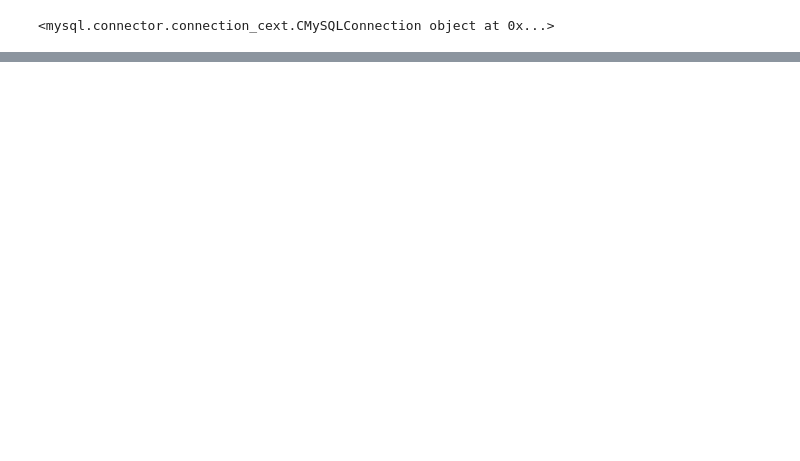
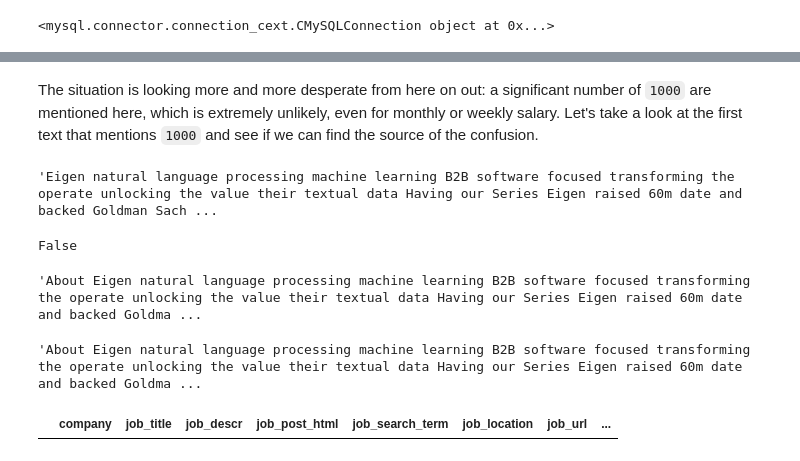
Before and after one commit to Ioana-P/MLEng_vs_DScientist_analysis, a Jupyter notebook: 4b. Data_preprocessing.ipynb, the cells around one changed output, grey strips where cells are left out. Saved outputs shown, nothing was run; the diff lists cells and outputs as text; code cells hidden in the pictures; blank space fills up the shorter version.

```diff
--- a/4b. Data_preprocessing.ipynb
+++ b/4b. Data_preprocessing.ipynb
@@ -933,0 +1028,29 @@ NameError: name 'lemmy' is not defined
+# %% [markdown]
+The situation is looking more and more desperate from here on out: a significant number of `1000` are mentioned here, which is extremely unlikely, even for monthly or weekly salary. Let's take a look at the first text that mentions `1000` and see if we can find the source of the confusion.
+# %%
+#In this particular case it seems to be the 6th line with "including 000 annual training budget"; Remember that although here we see is at 000
+#the salary extraction function went directly to the dom
+nlp_df.iloc[16].job_descr
+# %% [output]
+'Eigen natural language processing machine learning B2B software focused transforming the operate unlocking the value their textual data Having our Series Eigen raised 60m date and backed Goldman Sach ...
+# %%
+nlp_df.iloc[17].job_title == nlp_df.iloc[16].job_title
+# %% [output]
+False
+# %%
+#Very similar text, as it's from the same company
+nlp_df.iloc[17].job_descr
+# %% [output]
+'About Eigen natural language processing machine learning B2B software focused transforming the operate unlocking the value their textual data Having our Series Eigen raised 60m date and backed Goldma ...
+# %%
+# It would seem that all the job posts marked with `1000` salary come from the same company.
+# Ergo we will set these salaries to NaN
+nlp_df.iloc[53].job_descr
+# %% [output]
+'About Eigen natural language processing machine learning B2B software focused transforming the operate unlocking the value their textual data Having our Series Eigen raised 60m date and backed Goldma ...
+# %%
+nlp_df.loc[nlp_df.salary_from_page_source_as_stated==1000, 'salary_from_page_source_as_stated'] = np.NaN
+# %%
+nlp_df.loc[nlp_df.salary_from_page_source_as_stated==1000]
+# %% [output]
+|  | company | job_title | job_descr | job_post_html | job_search_term | job_location | job_url | ... |
```
Also changed, not shown: parts of 20 cells of this notebook, 8 other files.
